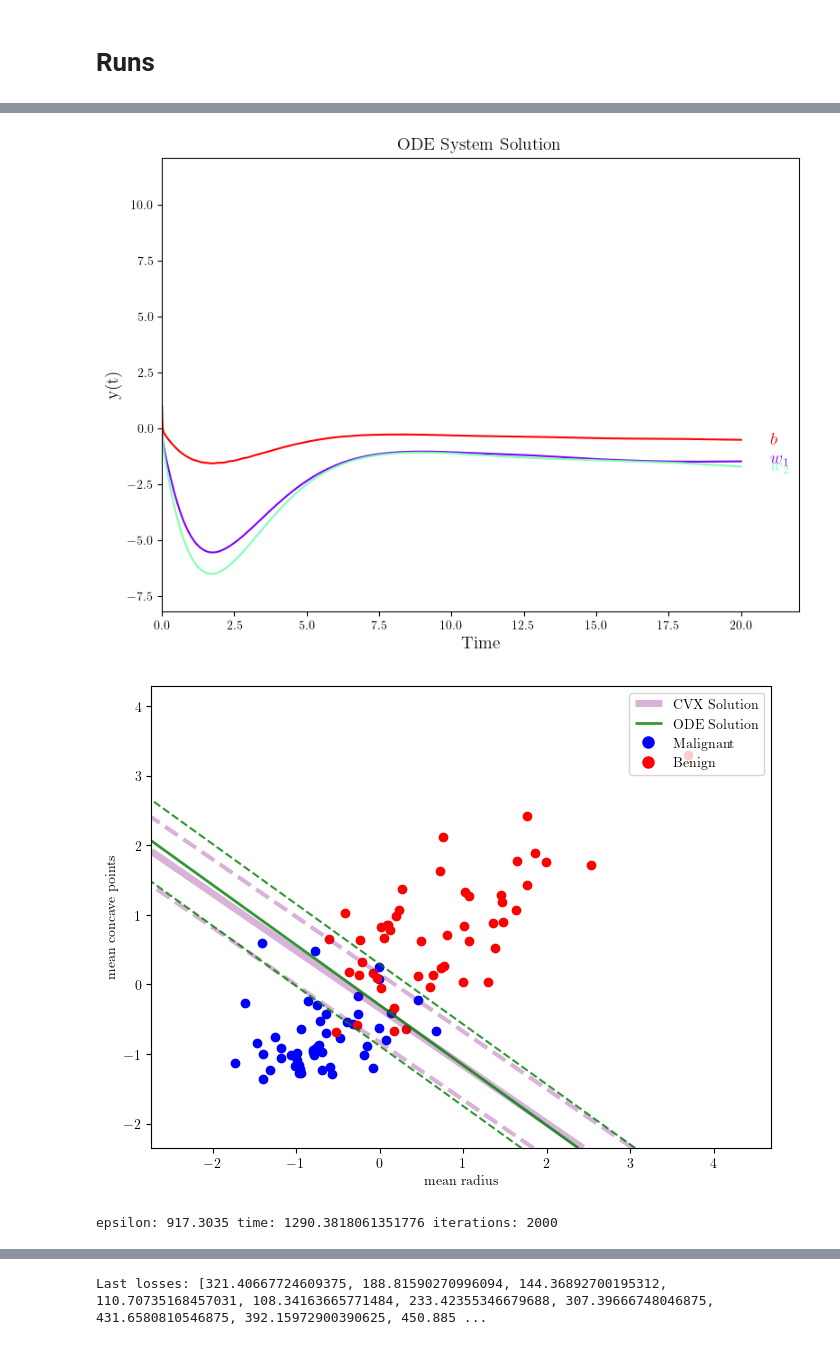
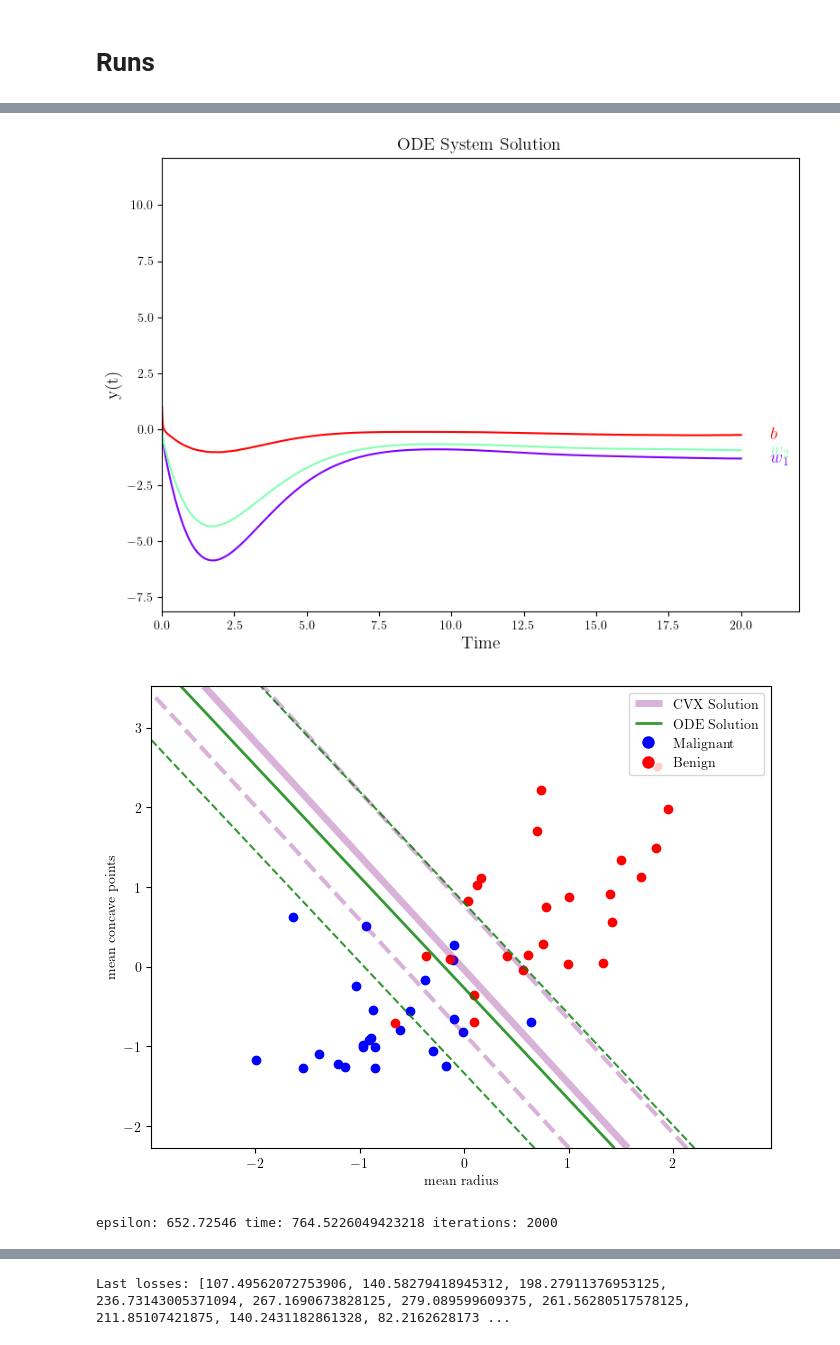
Before and after one commit to vedovati-matteo/master-thesis, a Jupyter notebook: code/run_redo/2_exec/executed_notebooks/soft_2_100.ipynb, the cells around one changed output, grey strips where cells are left out. Cells and saved outputs as stored; diff of their text form; code cells hidden in the pictures.

```diff
--- a/code/run_redo/2_exec/executed_notebooks/soft_2_100.ipynb
+++ b/code/run_redo/2_exec/executed_notebooks/soft_2_100.ipynb
@@ -81,7 +81,7 @@ le = LabelEncoder()
 data_y = le.fit_transform(y)
 data_y[data_y == 0] = -1  # Replace 0 with -1
 # %%
-n = 100
+n = 50
 selected_X, selected_y = select_n_points(data_X, data_y, n)
 scaler = StandardScaler()
 selected_X = scaler.fit_transform(selected_X)
@@ -743,7 +743,7 @@ LR = 0.01
 ip = np.zeros(NY)
 ip[:nw + nb] = 1.0
 
-for i in range(5):
+for i in range(8):
     print('>>>> ITERATION:', i+1)
     res, pinn_obj, lastIter = iteration(ip)
     wb_pinn = res[:nw+1]
@@ -774,3 +774,3 @@ hyperplane similarity: 0.019695432751877906
-[figure, old version]
+[figure, new version]
-[figure, old version]
+[figure, new version]
-epsilon: 917.3035 time: 1290.3818061351776 iterations: 2000
+epsilon: 652.72546 time: 764.5226049423218 iterations: 2000
@@ -778 +778 @@ epsilon: 917.3035 time: 1290.3818061351776 iterations: 2000
-Last losses: [321.40667724609375, 188.81590270996094, 144.36892700195312, 110.70735168457031, 108.34163665771484, 233.42355346679688, 307.39666748046875, 431.6580810546875, 392.15972900390625, 450.885 ...
+Last losses: [107.49562072753906, 140.58279418945312, 198.27911376953125, 236.73143005371094, 267.1690673828125, 279.089599609375, 261.56280517578125, 211.85107421875, 140.2431182861328, 82.2162628173 ...
```
Also changed, not shown: parts of 3 cells of this notebook, 27 other files.
